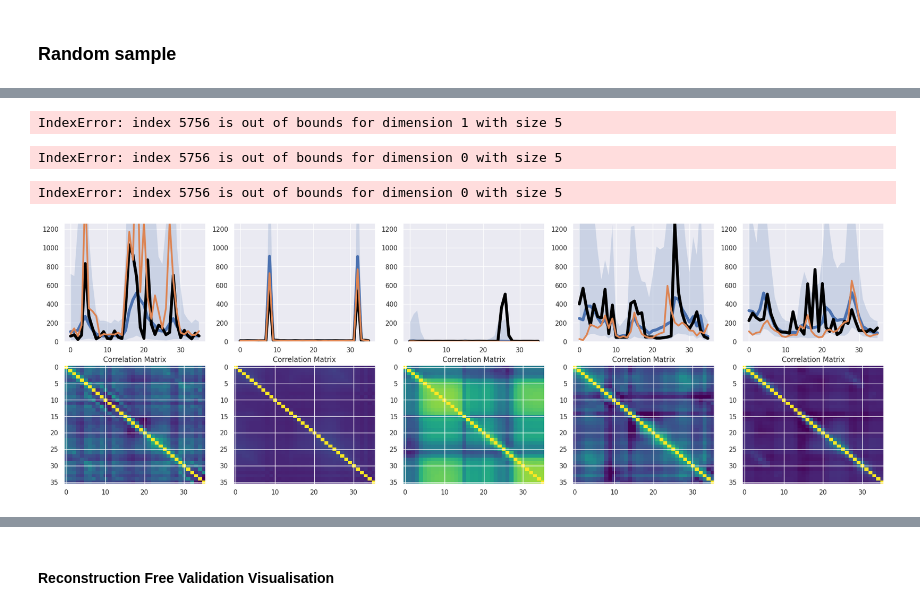
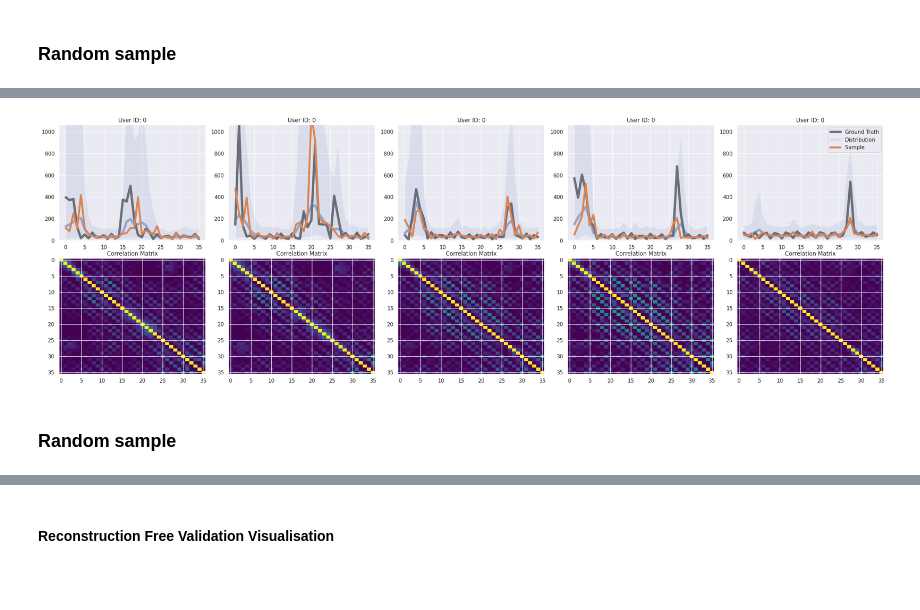
Before and after one commit to kabolat/behavio-temporal-vae, a Jupyter notebook: notebooks/sdg_baseline.ipynb, the cells around one changed output, grey strips where cells are left out. Cells and saved outputs as stored; diff of their text form; code cells hidden in the pictures; blank space fills up the shorter version.

```diff
--- a/notebooks/sdg_baseline.ipynb
+++ b/notebooks/sdg_baseline.ipynb
@@ -335,7 +339,7 @@ Number of decoder parameters: 965236
 train_kwargs = {
                 "lr": 5e-4,
                 "beta": 1.0,
-                "num_mc_samples": 4,
+                "num_mc_samples": 1,
                 "epochs": 1000,
                 "verbose_freq": 100,
                 "tensorboard": True,
@@ -512,22 +682,0 @@ plt.show()
-# %%
-### choose k random datapoints from the validation set
-k = X_val.shape[0]
-k=5
-random_idx = np.random.choice(len(X_val), k)
-x_val = torch.tensor(X_val[random_idx]).float()
-x_val_conditions = {k: v[random_idx] for k, v in conditions_val.items()}
-x_rec, z_rec = model.reconstruct(x_val, torch.tensor(conditioner.transform(x_val_conditions)).float())
-
-x_rec_mu = x_rec["params"]["mu"].detach().squeeze(0)
-x_rec_sigma = model.decoder.get_marginal_sigmas(x_rec["params"]).detach().squeeze(0)
-# x_rec_pi = x_rec["params"]["pi"].detach().squeeze(0)
-x_rec_pi = torch.tensor([1.0])
-
-# x_tau = model.decoder.get_tau(x_rec["params"]["tau"]).detach().squeeze(0)
-x_Sigma = model.decoder.create_covariance_matrix(x_rec["params"]).squeeze(0).detach()
-x_Corr = x_Sigma/ (x_rec_sigma[...,None]*x_rec_sigma[:,None,:])
-
-x_val_denorm = utils.zero_preserved_log_denormalize(x_val.unsqueeze(0), nonzero_mean, nonzero_std, log_input=LOG_SPACE, zero_id=ZERO_ID, shift=SHIFT).squeeze()
-x_rec_denorm = utils.zero_preserved_log_denormalize(x_rec_mu, nonzero_mean, nonzero_std, log_input=LOG_SPACE, zero_id=ZERO_ID, shift=SHIFT).squeeze()*x_rec_pi.numpy()
-x_rec_denorm_sigma_low = utils.zero_preserved_log_denormalize(x_rec_mu - 2*x_rec_sigma, nonzero_mean, nonzero_std, log_input=LOG_SPACE, zero_id=ZERO_ID, shift=SHIFT).squeeze()*x_rec_pi.numpy()
-x_rec_denorm_sigma_high = utils.zero_preserved_log_denormalize(x_rec_mu + 2*x_rec_sigma, nonzero_mean, nonzero_std, log_input=LOG_SPACE, zero_id=ZERO_ID, shift=SHIFT).squeeze()*x_rec_pi.numpy()
@@ -551,13 +682,0 @@ IndexError: index 5756 is out of bounds for dimension 0 with size 5
-# %%
-(x_rec["params"]["sigma"][0,data_idx])
-# %% [output]
-IndexError: index 5756 is out of bounds for dimension 1 with size 5
-# %%
-torch.linalg.eigvalsh(x_Sigma[data_idx])
-# %% [output]
-IndexError: index 5756 is out of bounds for dimension 0 with size 5
-# %%
-plt.imshow(x_Sigma[data_idx].numpy())
-plt.colorbar()
-# %% [output]
-IndexError: index 5756 is out of bounds for dimension 0 with size 5
@@ -569,14 +683,25 @@ samples_denorm = utils.zero_preserved_log_denormalize(samples, nonzero_mean, non
+# %%
+user_id_selected = 0
+random_idx = np.random.choice(np.where(user_ids_val == user_id_selected)[0], num_subsamples, replace=False)
 # %%
+samples = model.decoder.sample({k: v[0,random_idx] for k, v in x_rec["params"].items()},num_samples=num_rec_samples).detach()
+samples_denorm = utils.zero_preserved_log_denormalize(samples, nonzero_mean, nonzero_std, log_input=LOG_SPACE, zero_id=ZERO_ID, shift=SHIFT)
+
 fig, ax = plt.subplots(2, 5, figsize=(25, 8))
+fig.tight_layout()
 for i in range(5):
-    ax[0,i].plot(x_rec_denorm[i].T, lw=5)
-    ax[0,i].fill_between(np.arange(x_val_denorm.shape[1]), x_rec_denorm_sigma_low[i].T, x_rec_denorm_sigma_high[i].T, alpha=0.2)
-    ax[0,i].plot(x_val_denorm[i].T, lw=5, color='black')
-    ax[0,i].plot(samples_denorm[:,0,i,:].squeeze().T, lw=3)
-    ax[0,i].set_ylim([np.min(x_val_denorm).item()*0, np.max(x_val_denorm).item()])
+    ax[0,i].plot(x_val_denorm[random_idx[i]].T, lw=5, alpha=0.5, color='black', label='Ground Truth')
+    ax[0,i].plot(x_rec_denorm[random_idx[i]].T, lw=5, alpha=0.5)
+    ax[0,i].fill_between(np.arange(x_val_denorm.shape[1]), x_rec_denorm_sigma_low[random_idx[i]].T, x_rec_denorm_sigma_high[random_idx[i]].T, alpha=0.1, label="Distribution")
+    ax[0,i].plot(samples_denorm[:,i,:].squeeze().T, lw=4, label='Sample')
+    ax[0,i].set_ylim([0, np.max(x_val_denorm[random_idx]).item()])
+    ax[0,i].set_title(f"User ID: {user_ids_val[random_idx[i]]}")
 
-    im = ax[1,i].imshow(x_Corr[i], aspect='auto', cmap='viridis', interpolation='none', vmin=0, vmax=1)
+    im = ax[1,i].imshow(x_val_Corr[random_idx[i]], aspect='auto', cmap='viridis', interpolation='none', vmin=0, vmax=1)
     ax[1,i].set_title(f"Correlation Matrix")
+ax[0,-1].legend()
 plt.show()
 # %% [output]
-[figure, old version]
+[figure, new version]
+# %% [markdown]
+### Random sample
```
Also changed, not shown: parts of 40 cells of this notebook, 1 other file.
